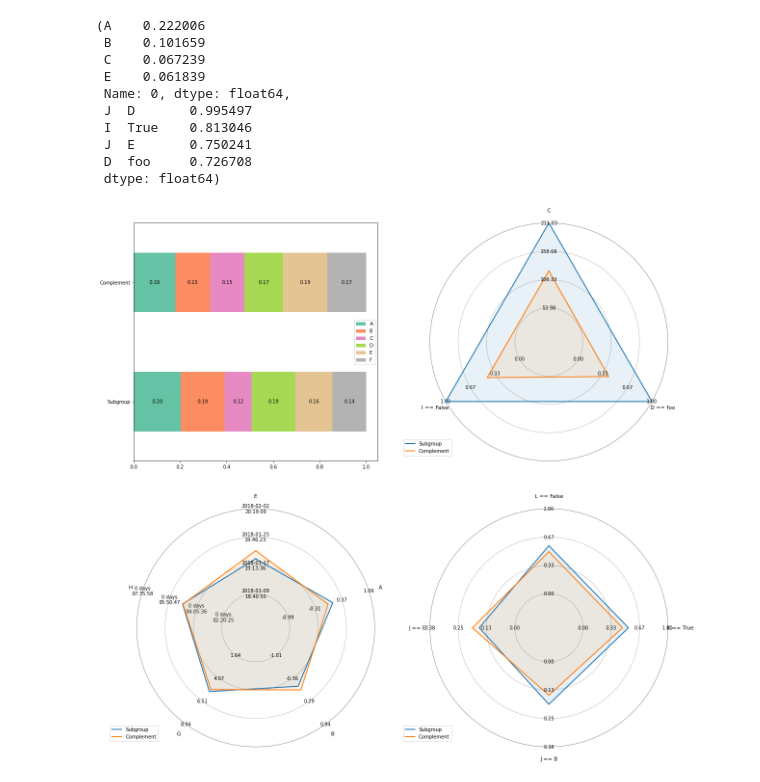
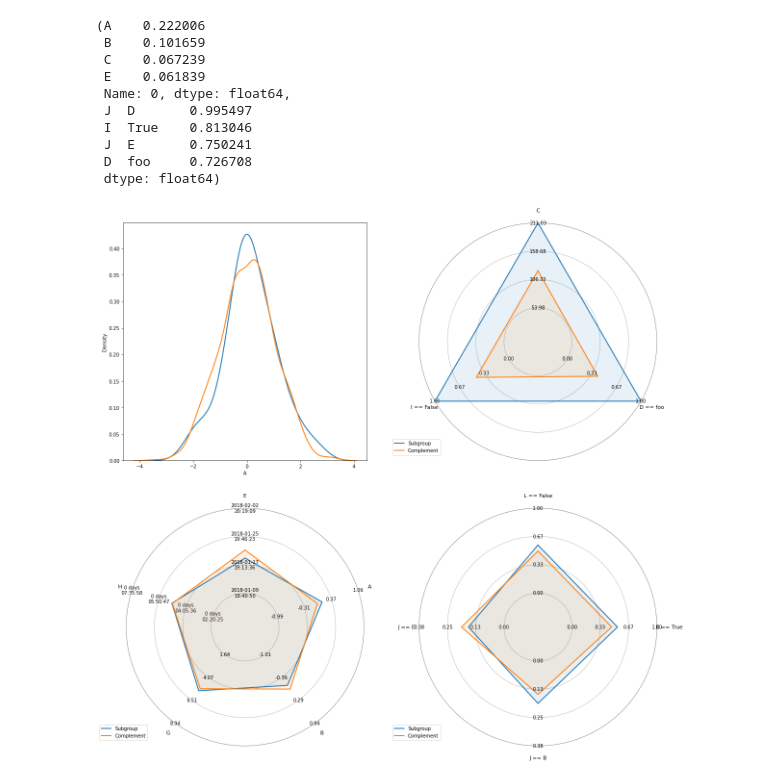
Before and after one commit to cslab-hub/sd4py, a Jupyter notebook: Extra functions development.ipynb, the cells around one changed output. Saved outputs shown, nothing was run; the diff lists cells and outputs as text; code cells hidden in the pictures.

```diff
--- a/Extra functions development.ipynb
+++ b/Extra functions development.ipynb
@@ -583,16 +596,20 @@ def visualise_subgroup(subgroup, target, selection_data, visualisation_data=None
 
     ## Numeric
 
-    visualise_columns(numeric_columns=most_interesting_numeric.index.tolist(), subplot=223)
+    if len(most_interesting_numeric) > 0:
+
+        visualise_columns(numeric_columns=most_interesting_numeric.index.tolist(), subplot=223)
 
     ## Nominals
 
-    columns = [x[0] for x in most_interesting_nominal.index]
-    values = [str(x[1]) for x in most_interesting_nominal.index]
+    if len(most_interesting_nominal) > 0:
 
-    visualise_columns(nominal_columns=columns, nominal_values=values, subplot=224)
+        columns = [x[0] for x in most_interesting_nominal.index]
+        values = [str(x[1]) for x in most_interesting_nominal.index]
+
+        visualise_columns(nominal_columns=columns, nominal_values=values, subplot=224)
 # %%
 plt.rcParams["figure.figsize"] = (20,20)
-visualise_subgroup(subgroups.subgroups[0], 'J', df2, df2)
+visualise_subgroup(subgroups.subgroups[0], 'A', df2, df2)
 # %% [output]
-[figure, old version]
+[figure, new version]
```
Also changed, not shown: parts of 3 cells of this notebook, 1 other file.
